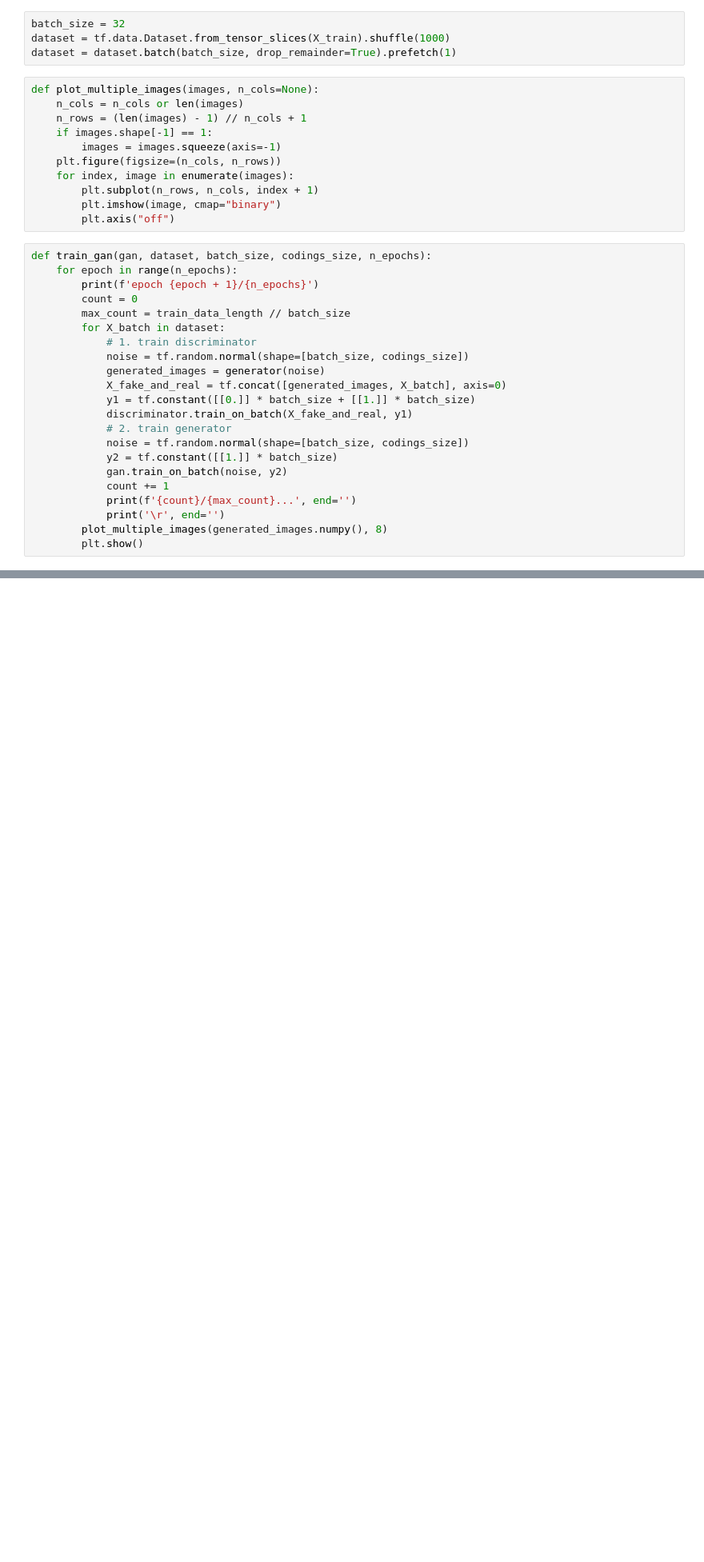
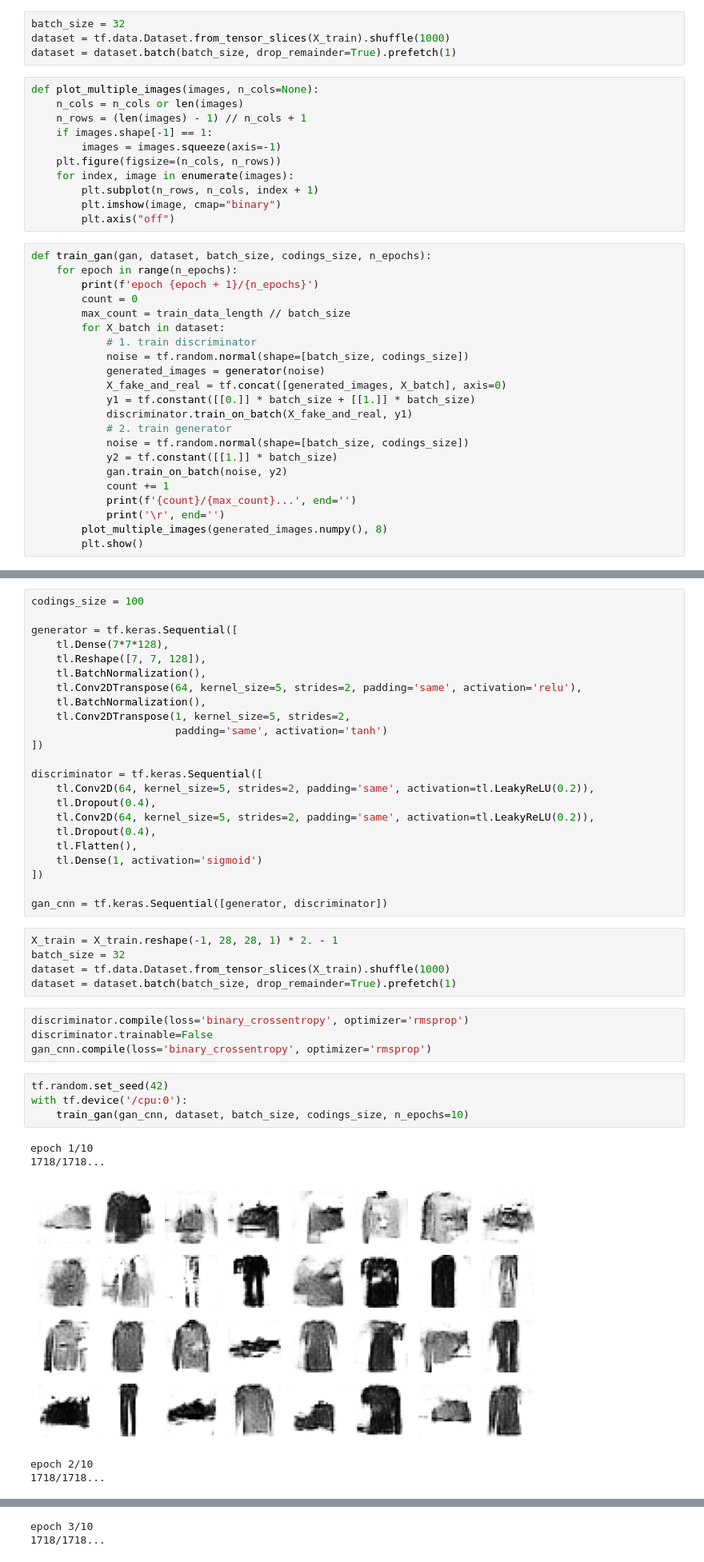
Before and after one commit to fidemin/machine-learning-practice, a Jupyter notebook: hands-on-machine-learning-3rd/Hands_on_Machine_Learning_17_autoencoder.ipynb, the cells around one changed output, grey strips where cells are left out. Shown at 80% size. Cells and saved outputs as stored; diff of their text form; blank space fills up the shorter version.

```diff
--- a/hands-on-machine-learning-3rd/Hands_on_Machine_Learning_17_autoencoder.ipynb
+++ b/hands-on-machine-learning-3rd/Hands_on_Machine_Learning_17_autoencoder.ipynb
@@ -220,0 +204,42 @@ epoch 6/10
+# %%
+codings_size = 100
+
+generator = tf.keras.Sequential([
+    tl.Dense(7*7*128),
+    tl.Reshape([7, 7, 128]),
+    tl.BatchNormalization(),
+    tl.Conv2DTranspose(64, kernel_size=5, strides=2, padding='same', activation='relu'),
+    tl.BatchNormalization(),
+    tl.Conv2DTranspose(1, kernel_size=5, strides=2,
+                       padding='same', activation='tanh')
+])
+
+discriminator = tf.keras.Sequential([
+    tl.Conv2D(64, kernel_size=5, strides=2, padding='same', activation=tl.LeakyReLU(0.2)),
+    tl.Dropout(0.4),
+    tl.Conv2D(64, kernel_size=5, strides=2, padding='same', activation=tl.LeakyReLU(0.2)),
+    tl.Dropout(0.4),
+    tl.Flatten(),
+    tl.Dense(1, activation='sigmoid')
+])
+
+gan_cnn = tf.keras.Sequential([generator, discriminator])
+# %%
+X_train = X_train.reshape(-1, 28, 28, 1) * 2. - 1
+batch_size = 32
+dataset = tf.data.Dataset.from_tensor_slices(X_train).shuffle(1000)
+dataset = dataset.batch(batch_size, drop_remainder=True).prefetch(1)
+# %%
+discriminator.compile(loss='binary_crossentropy', optimizer='rmsprop')
+discriminator.trainable=False
+gan_cnn.compile(loss='binary_crossentropy', optimizer='rmsprop')
+# %%
+tf.random.set_seed(42)
+with tf.device('/cpu:0'):
+    train_gan(gan_cnn, dataset, batch_size, codings_size, n_epochs=10)
+# %% [output]
+epoch 1/10
+1718/1718...
+[figure, added]
+epoch 2/10
+1718/1718...
@@ -220,0 +247,2 @@ epoch 6/10
+epoch 3/10
+1718/1718...
```
Also changed, not shown: parts of 5 cells of this notebook, 3 other files.
